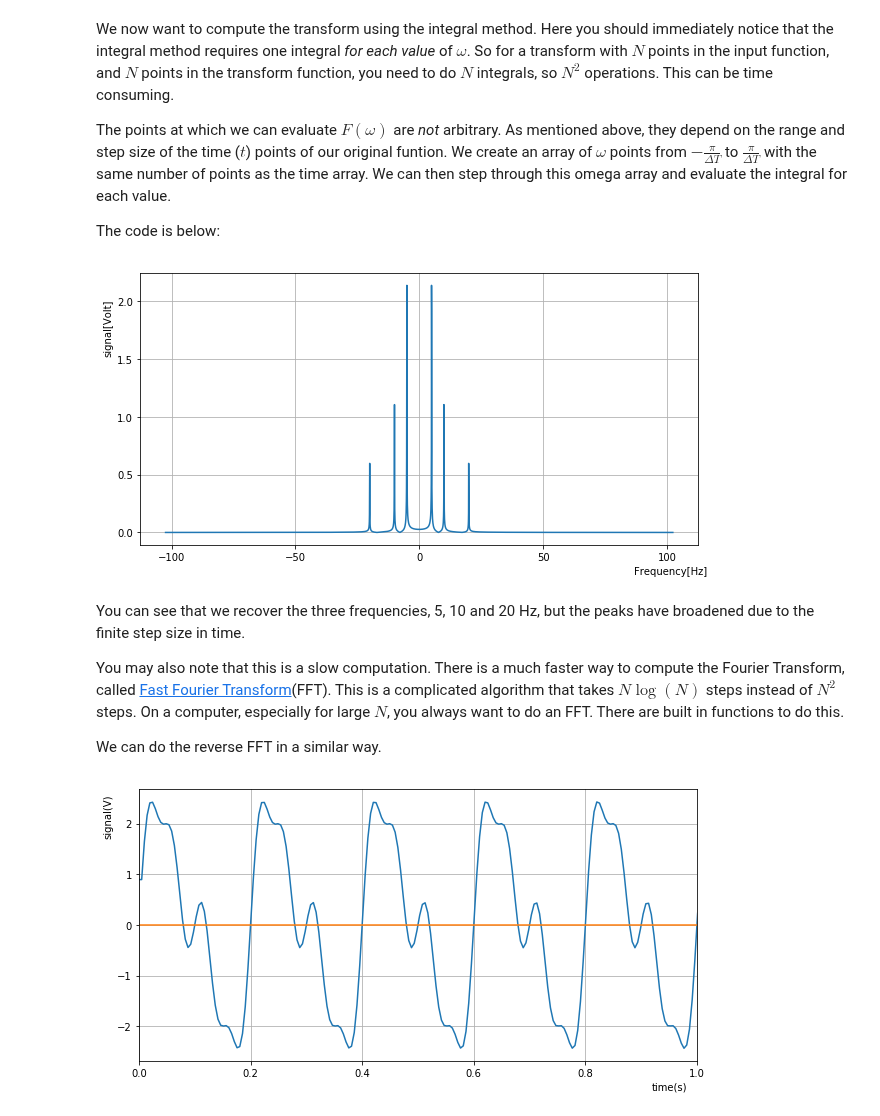
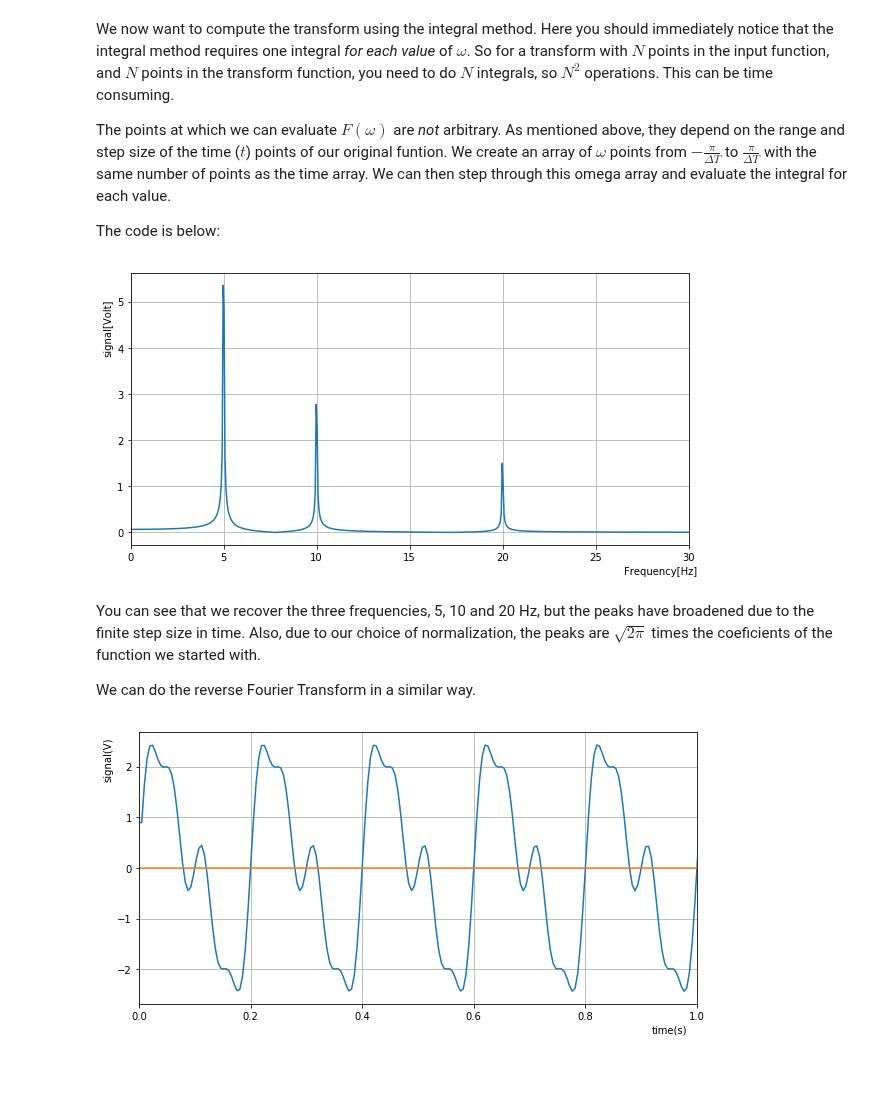
Before and after one commit to mholtrop/Phys601, a Jupyter notebook: Notebooks/09_Fourier_Transforms.ipynb, the cells around one changed output. Cells and saved outputs as stored; diff of their text form; code cells hidden in the pictures; blank space fills up the shorter version.

Commit message:
Update the beginning with a reverse FFT, and add a filtered spectrum reverse FFT

```diff
--- a/Notebooks/09_Fourier_Transforms.ipynb
+++ b/Notebooks/09_Fourier_Transforms.ipynb
@@ -70,23 +71,22 @@ for i in range(len(omega)):               # Step through the omega array by inde
     F[i] = (F_real+1j*F_imag)/np.sqrt(2*np.pi)        # Combine the real + i* imaginary and put in output array.
 # %%
 plt.figure(figsize=(10,5))
-plt.plot(omega/(2*np.pi),np.abs(F)) # You plot the absolute. The complex angle encodes a phase of the wave.
+freq = omega/(2*np.pi)      # We want to plot the frequency, not the angular frequency.
+plt.plot(freq,np.abs(F)) # You plot the absolute. The complex angle encodes a phase of the wave.
 plt.grid(True)
 ax = plt.gca()
-#ax.set_xlim(0,30)        # Zoom in: plot only from 0 to 30 Hz.
+ax.set_xlim(0,30)        # Zoom in: plot only from 0 to 30 Hz.
 # plt.yscale("log")      # Uncomment these to get a log-y scale.
 # ax.set_ylim(1e-4,1)
 plt.xlabel("Frequency[Hz]",position=(0.95,1))
 plt.ylabel("signal[Volt]",position=(1,0.8))
 plt.show()
 # %% [output]
-[figure, old version]
+[figure, new version]
 # %% [markdown]
-You can see that we recover the three frequencies, 5, 10 and 20 Hz, but the peaks have broadened due to the finite step size in time.
+You can see that we recover the three frequencies, 5, 10 and 20 Hz, but the peaks have broadened due to the finite step size in time. Also, due to our choice of normalization, the peaks are $\sqrt{2\pi}$ times the coeficients of the function we started with.
 
-You may also note that this is a slow computation. There is a much faster way to compute the Fourier Transform, called [Fast Fourier Transform](https://en.wikipedia.org/wiki/Fast_Fourier_transform)(FFT). This is a complicated algorithm that takes $N \log(N)$ steps instead of $N^2$ steps. On a computer, especially for large $N$, you always want to do an FFT. There are built in functions to do this.
-
-We can do the reverse FFT in a similar way.
+We can do the reverse Fourier Transform in a similar way.
 # %%
 f = np.zeros_like(t,dtype='complex')
 for i in range(len(t)):               # Step through the omega array by index.
```
Also changed, not shown: parts of 8 cells of this notebook.
